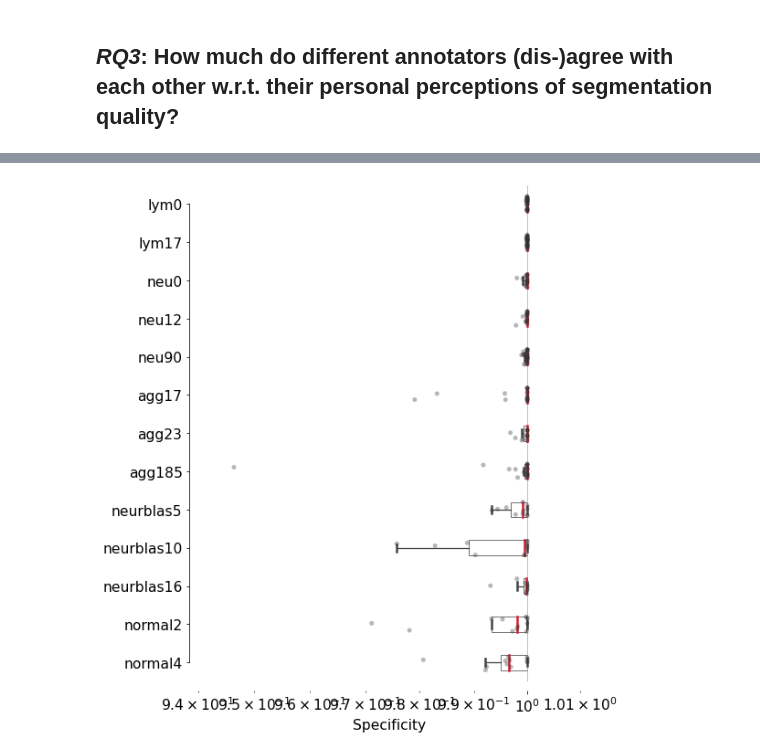
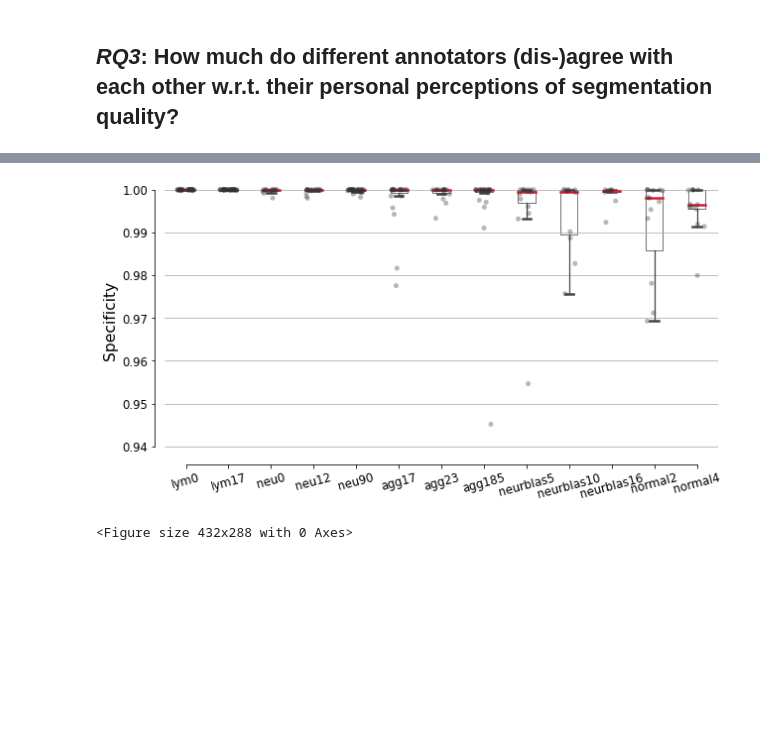
Before and after one commit to soupwaylee/masters-thesis-grabcut-cp-evaluation, a Jupyter notebook: disagreement_eval.ipynb, the cells around one changed output, grey strips where cells are left out. Cells and saved outputs as stored; diff of their text form; code cells hidden in the pictures; blank space fills up the shorter version.

```diff
--- a/disagreement_eval.ipynb
+++ b/disagreement_eval.ipynb
@@ -42,7 +58,7 @@ plt.rcParams.update({'figure.max_open_warning': 0})
 # %%
 conn = sqlite3.connect('grabcutstudy.db')
 
-grabcut_masks_df = pd.read_sql_query('''select * from maskinteractions''', conn, parse_dates=['first_interaction_time', 'submission_time'])
+grabcut_masks_df = pd.read_sql_query('''select * from interactionswithmask''', conn, parse_dates=['first_interaction_time', 'submission_time'])
 
 conn.close()
 
@@ -90,11 +106,11 @@ def get_staple_outputs(computed_masks, annotator_masks, annotator_masks_uuids, i
     sitk_images = [sitk.GetImageFromArray(mask) for mask in all_masks]
 
     staple_filter = sitk.STAPLEImageFilter()
-    result = staple_filter.Execute(sitk_images)
+    seg_estimate = staple_filter.Execute(sitk_images)
 
     print(f"[*] STAPLE for {img_id}: {staple_filter.GetElapsedIterations()} iterations.")
 
-    seg_estimate = sitk.GetArrayViewFromImage(result)
+    # seg_estimate = sitk.GetArrayViewFromImage(result)
     sensitivities = staple_filter.GetSensitivity()
     specificities = staple_filter.GetSpecificity()
 
@@ -183,6 +198,16 @@ for img_id in img_id_ordered:
 annotator_performance_df = pd.DataFrame(annotator_performance_data, columns=['image_id', 'sensitivity', 'specificity', 'uuid'])
 imgs = pd.api.types.CategoricalDtype(ordered=True, categories=img_id_ordered)
 annotator_performance_df['image_id'] = annotator_performance_df['image_id'].astype(imgs)
+# %%
+conn = sqlite3.connect('grabcutstudy.db')
+images_df = pd.read_sql_query('''select * from images''', conn)
+conn.close()
+# %%
+annotator_performance_df = pd.merge(annotator_performance_df, images_df, how='inner', on='image_id')
+
+difficulty_levels = ['Easy', 'Medium', 'Noisy', 'Difficult']
+difficulty = pd.api.types.CategoricalDtype(ordered=True, categories=difficulty_levels)
+annotator_performance_df['difficulty'] = annotator_performance_df['difficulty'].astype(difficulty)
 # %%
 # sns.set_style("ticks")
 sns.set_style({
@@ -260,33 +449,41 @@ plt.savefig(f"plots/all_sensitivities.png", bbox_inches='tight')
 # %%
 sns.set_style({
     'xtick.top': False,
     'ytick.right': False,
 })
 
-f, ax = plt.subplots(figsize=(7.5, 10))
-ax.set_xscale("log")
+# f, ax = plt.subplots(figsize=get_figsize(418.25555, wf=1.0))
+f, ax = plt.subplots(figsize=(10, 5))
 
 PROPS = {
     'boxprops':{'facecolor':'none'},
     'medianprops':{'color':'#d71c33', 'linewidth': 2.5},
     'whiskerprops':{'linewidth': 1.25},
     'capprops':{'linewidth': 2.5}
 }
 
-sns.boxplot(y='image_id', x='specificity', data=annotator_performance_df, showfliers = False, width=.4, whis=1.8, linewidth=0.75, **PROPS)
+sns.boxplot(x='image_id', y='specificity', data=annotator_performance_df, showfliers = False, width=.4, whis=1.8, linewidth=0.75, **PROPS, ax=ax)
 
-sns.stripplot(y='image_id', x='specificity', data=annotator_performance_df, size=5, color=".2", alpha=.35, jitter=0.2)
+sns.stripplot(x='image_id', y='specificity', data=annotator_performance_df, size=5, color=".2", alpha=.35, jitter=0.2, ax=ax)
 
-ax.xaxis.grid(True)
-# ax.get_xaxis().set_minor_locator(ticker.AutoMinorLocator())
-ax.set(xlabel="Specificity (True negative rate)")
-ax.set(ylabel="")
-ax.set_xlim([0.94, 1.01])
+ax.set_ylim([0.938, 1.001])
+# ax.set_yscale("log")
+ax.yaxis.grid(True, which="both")
+ax.yaxis.set_major_formatter(ticker.ScalarFormatter())
+# ax.minorticks_off()
+ax.set_yticks(np.arange(0.94, 1.0, step=0.01))
+
+ax.set(ylabel="Specificity")
+ax.set(xlabel="")
+ax.spines['left'].set_visible(True)
 sns.despine(offset=10, trim=True)
+plt.xticks(rotation=15)
+plt.show()
 
 plt.savefig(f"plots/all_specificities.png", bbox_inches='tight')
 # %% [output]
-[figure, old version]
+[figure, new version]
+<Figure size 432x288 with 0 Axes>
 # %%
 fig, axs = plt.subplots(1, 5, figsize=(10,10), constrained_layout=True)
 
```
Also changed, not shown: parts of 16 cells of this notebook, 3 other files.
